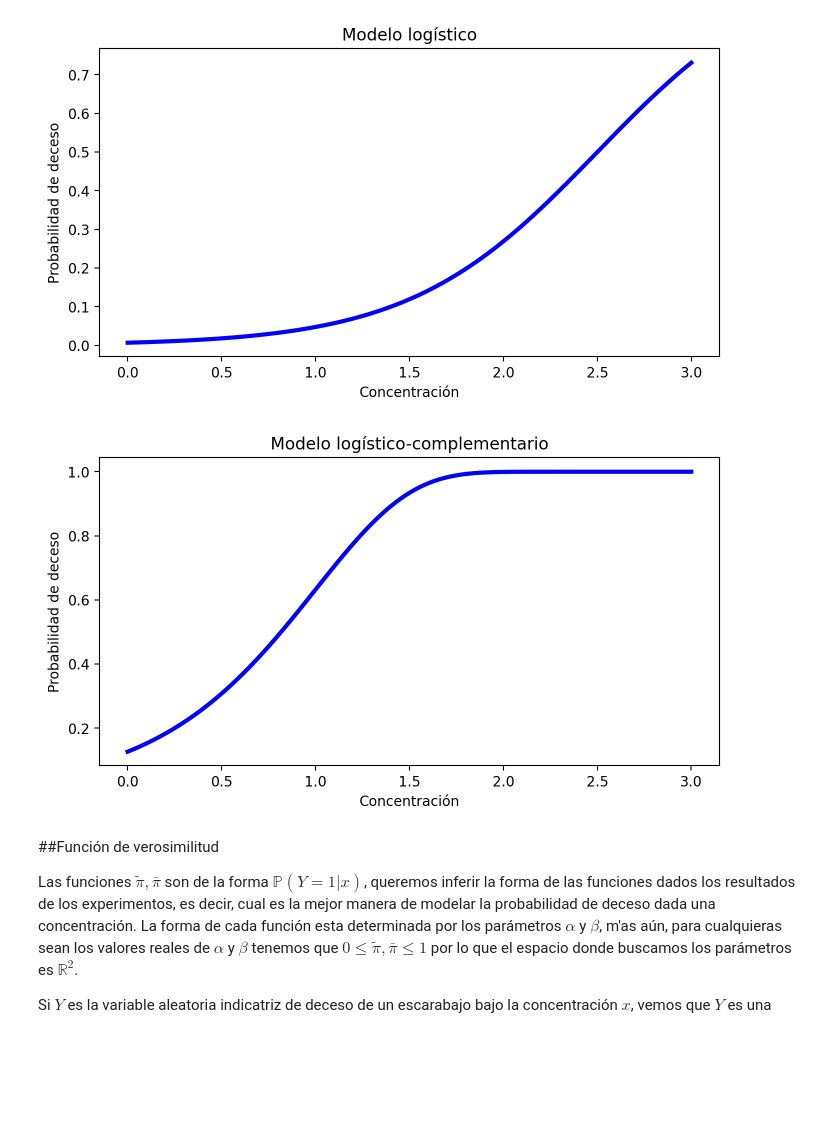
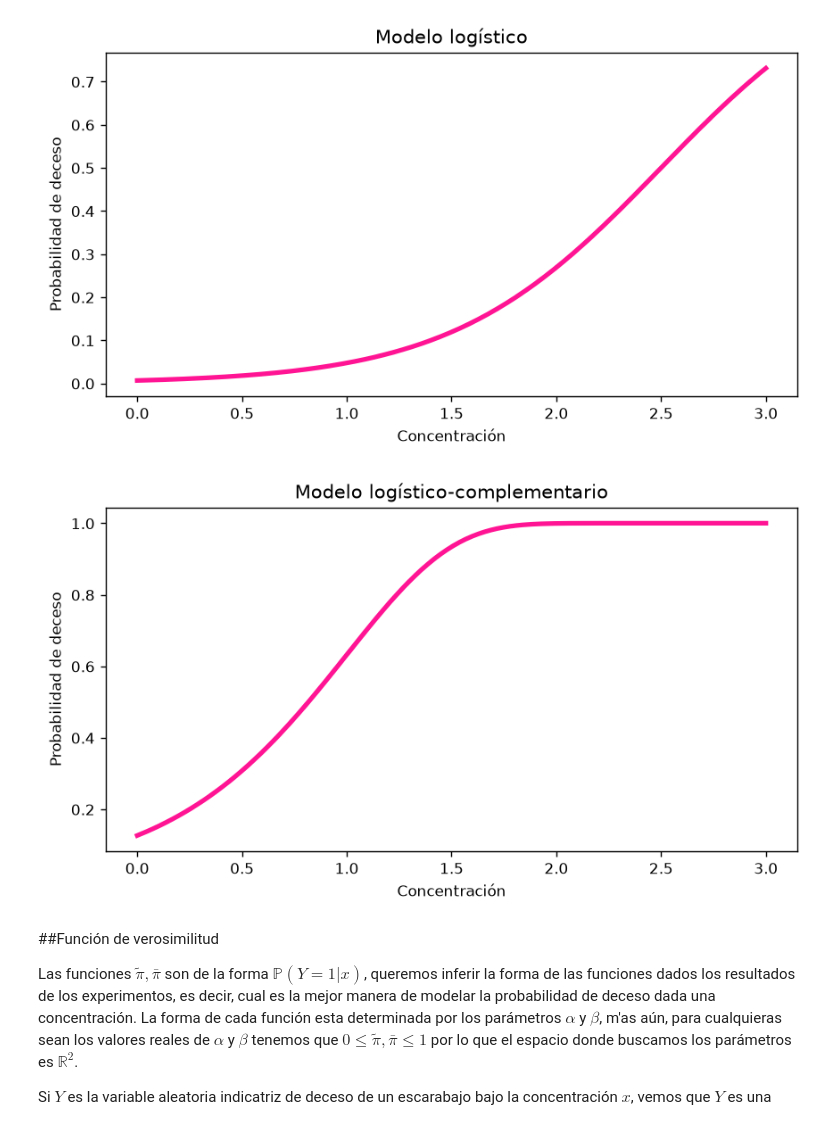
Before and after one commit to benjitabravocarvajal-spec/Tarea-1-estadistica, a Jupyter notebook: notebooks/tarea_1_parte_3.ipynb, the cells around one changed output. Saved outputs shown, nothing was run; the diff lists cells and outputs as text; code cells hidden in the pictures; blank space fills up the shorter version.

Commit message:
cambie el color de los graficos de la p3

```diff
--- a/notebooks/tarea_1_parte_3.ipynb
+++ b/notebooks/tarea_1_parte_3.ipynb
@@ -27,22 +27,22 @@ def log_com(x, alpha = alpha2, beta = beta2):
 # %%
 #Gráfico de los modelos de dependencia
 x = np.linspace(0, 3, 200)
 fig, ax = plt.subplots(figsize=(8,4))
-ax.plot(x, logist(x), color ="blue", linewidth = 3)
+ax.plot(x, logist(x), color ="deeppink", linewidth = 3)
 ax.set_title("Modelo logístico")
 ax.set_xlabel("Concentración")
 ax.set_ylabel("Probabilidad de deceso")
 plt.show()
 
 fig, ax = plt.subplots(figsize=(8,4))
-ax.plot(x, log_com(x), color ="blue", linewidth = 3)
+ax.plot(x, log_com(x), color ="deeppink", linewidth = 3)
 ax.set_title("Modelo logístico-complementario")
 ax.set_xlabel("Concentración")
 ax.set_ylabel("Probabilidad de deceso")
 plt.show()
 # %% [output]
-[figure, old version]
+[figure, new version]
-[figure, old version]
+[figure, new version]
 # %% [markdown]
 ##Función de verosimilitud
 
```
Also changed, not shown: parts of 4 cells of this notebook, 1 other file.
